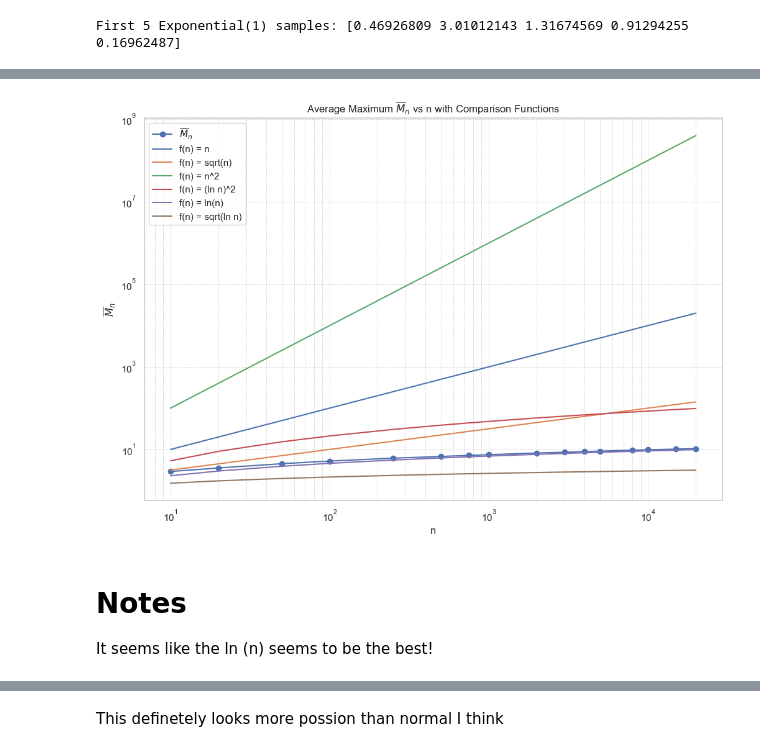
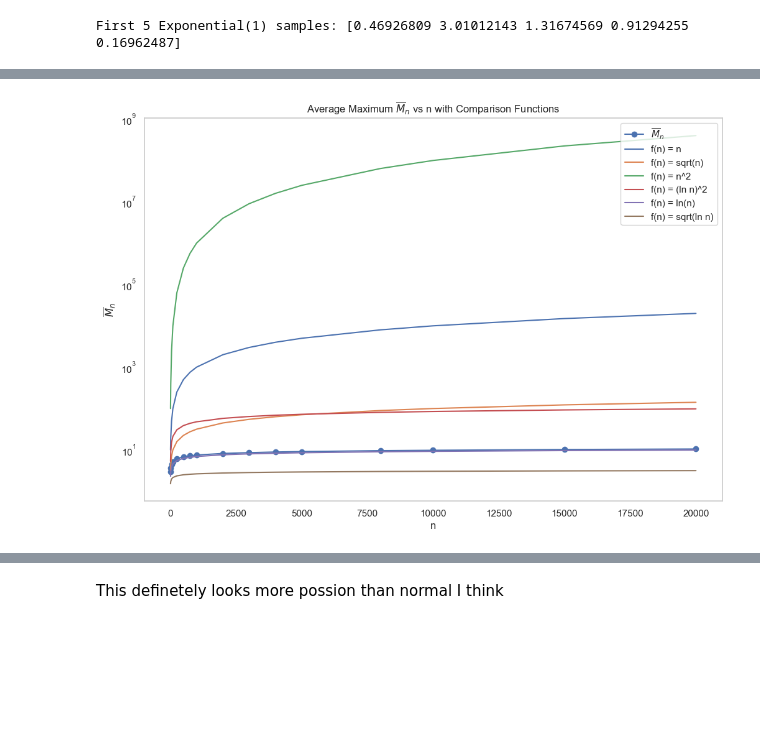
Before and after one commit to YashDagade/Math-231, a Jupyter notebook: Quiz1/quiz1.ipynb, the cells around one changed output, grey strips where cells are left out. Saved outputs shown, nothing was run; the diff lists cells and outputs as text; code cells hidden in the pictures; blank space fills up the shorter version.

```diff
--- a/Quiz1/quiz1.ipynb
+++ b/Quiz1/quiz1.ipynb
@@ -730,7 +710,7 @@ plot_exponential_histogram(exp_samples, lambda_param=lambda_param, bins=50, zoom
 # %%
 # Section 3: Analyzing the Distribution of Maximums M_n
 
-def simulate_Mn(n, num_simulations=5000, random_seed=None):
+def simulate_Mn(n, num_simulations=5000):
     """
     Simulate M_n = max(X1, X2, ..., Xn) where Xi ~ Exponential(1).
 
@@ -742,8 +722,6 @@ def simulate_Mn(n, num_simulations=5000, random_seed=None):
     Returns:
     - np.ndarray: Array of M_n samples.
     """
-    if random_seed is not None:
-        np.random.seed(random_seed)
 
     # Let's use inverse transform sampling for M_n.
     # The CDF of M_n is [1 - e^{-x}]^n.
@@ -769,7 +747,7 @@ def theoretical_density_Mn(x, n, lambda_param=1):
     f = n * (F)**(n-1) * lambda_param * np.exp(-lambda_param * x)
     return f
 
-def plot_Mn_histogram(Mn_samples, n, lambda_param=1, bins=50, zoom=False, zoom_range=(0, 10)):
+def plot_Mn_histogram(Mn_samples, n, lambda_param=1, bins=50, zoom_range=(0, 10)):
     """
     Plot histogram of M_n samples with theoretical density.
 
@@ -804,23 +782,11 @@ def plot_Mn_histogram(Mn_samples, n, lambda_param=1, bins=50, zoom=False, zoom_r
     plt.legend()
     plt.show()
 
-    # If zoomed plot is requested
-    if zoom:
-        plt.figure(figsize=(12, 6))
-        plt.hist(Mn_samples, bins=bins, density=True, alpha=0.6, color='lightgreen', edgecolor='black', label='Empirical Histogram')
-        plt.plot(x_vals, theoretical_density, 'b-', lw=2, label='Theoretical Density')
-        plt.xlim(zoom_range)
-        plt.xlabel('M_n')
-        plt.ylabel('Density')
-        plt.title(f'Histogram of M_n = max(X1, ..., Xn) with n = {n} (Zoomed-In)')
-        plt.legend()
-        plt.show()
-
 # Define the values of n to analyze
 n_values = [10, 500, 1000]
 
 # For each n, simulate M_n and plot histogram with theoretical density
 for n in n_values:
-    Mn_samples = simulate_Mn(n, num_simulations=5000, random_seed=42)
-    plot_Mn_histogram(Mn_samples, n, lambda_param=lambda_param, bins=50, zoom=True, zoom_range=(0, 15))
+    Mn_samples = simulate_Mn(n, num_simulations=5000)
+    plot_Mn_histogram(Mn_samples, n, lambda_param=lambda_param, bins=50, zoom_range=(0, 15))
 # %% [output]
@@ -833,7 +828,7 @@ for n in n_values:
 # %%
 # Section 4: Investigating the Growth of \overline{M}_n
 
-def compute_average_Mn(n_values, num_simulations=5000, lambda_param=1, random_seed=None):
+def compute_average_Mn(n_values, num_simulations=5000, lambda_param=1):
     """
     Compute the average \overline{M}_n for each n in n_values.
 
@@ -846,8 +841,6 @@ def compute_average_Mn(n_values, num_simulations=5000, lambda_param=1, random_se
     Returns:
     - dict: Dictionary mapping n to \overline{M}_n.
     """
-    if random_seed is not None:
-        np.random.seed(random_seed)
 
     average_Mn_dict = {}
     for n in n_values:
@@ -870,44 +863,42 @@ def plot_average_Mn(n_values, average_Mn_dict, comparison_functions):
     # Plot \overline{M}_n vs n
     plt.plot(n_values, [average_Mn_dict[n] for n in n_values], 'bo-', label=r'$\overline{M}_n$')
 
-    # Plot comparison functions
+    # Plot comparison functions -- this is some really ellegent code imo - used llms for help here
     for name, func in comparison_functions.items():
         plt.plot(n_values, func(n_values), label=name)
 
     # Add labels and title
     plt.xlabel('n')
     plt.ylabel(r'$\overline{M}_n$')
     plt.title(r'Average Maximum $\overline{M}_n$ vs n with Comparison Functions')
     plt.legend()
-    plt.xscale('log')  # Log scale for better visualization over large n
+    # plt.xscale('log')  # Log scale for better visualization over large n # commenting thijs makes it much much easier to see
     plt.yscale('log')  # Log scale if functions span multiple orders
-    plt.grid(True, which="both", ls="--", linewidth=0.5)
+    plt.grid(False)
     plt.show()
 
 # Define the n values
 n_values_growth = [10, 20, 50, 100, 250, 500, 750, 1000, 2000, 3000, 4000, 5000, 8000, 10000, 15000, 20000]
 
 # Compute \overline{M}_n for each n
-average_Mn = compute_average_Mn(n_values_growth, num_simulations=5000, lambda_param=lambda_param, random_seed=42)
+average_Mn = compute_average_Mn(n_values_growth, num_simulations=5000, lambda_param=lambda_param)
 
 # Define comparison functions
 comparison_functions = {
     'f(n) = n': lambda n: np.array(n),
     'f(n) = sqrt(n)': lambda n: np.sqrt(np.array(n)),
     'f(n) = n^2': lambda n: np.array(n)**2,
     'f(n) = (ln n)^2': lambda n: (np.log(np.array(n)))**2,
     'f(n) = ln(n)': lambda n: np.log(np.array(n)),
     'f(n) = sqrt(ln n)': lambda n: np.sqrt(np.log(np.array(n)))
 }
 
 # Plot \overline{M}_n vs n with comparison functions
 plot_average_Mn(n_values_growth, average_Mn, comparison_functions)
+
+# It seems that ln(n) is the best fit for the growth
 # %% [output]
-[figure, old version]
+[figure, new version]
-# %% [markdown]
-# Notes
-
-It seems like the ln (n) seems to be the best!
 # %%
 # Section 5: Examining the Distribution of Z_n = M_n - f(n)
 
```
Also changed, not shown: parts of 15 cells of this notebook.
